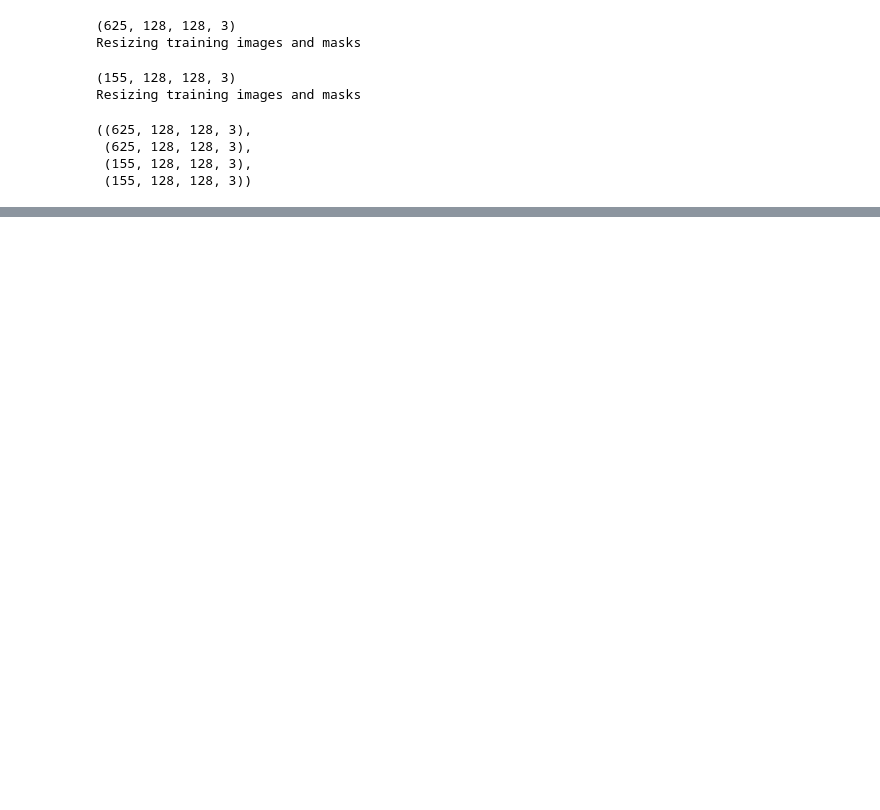
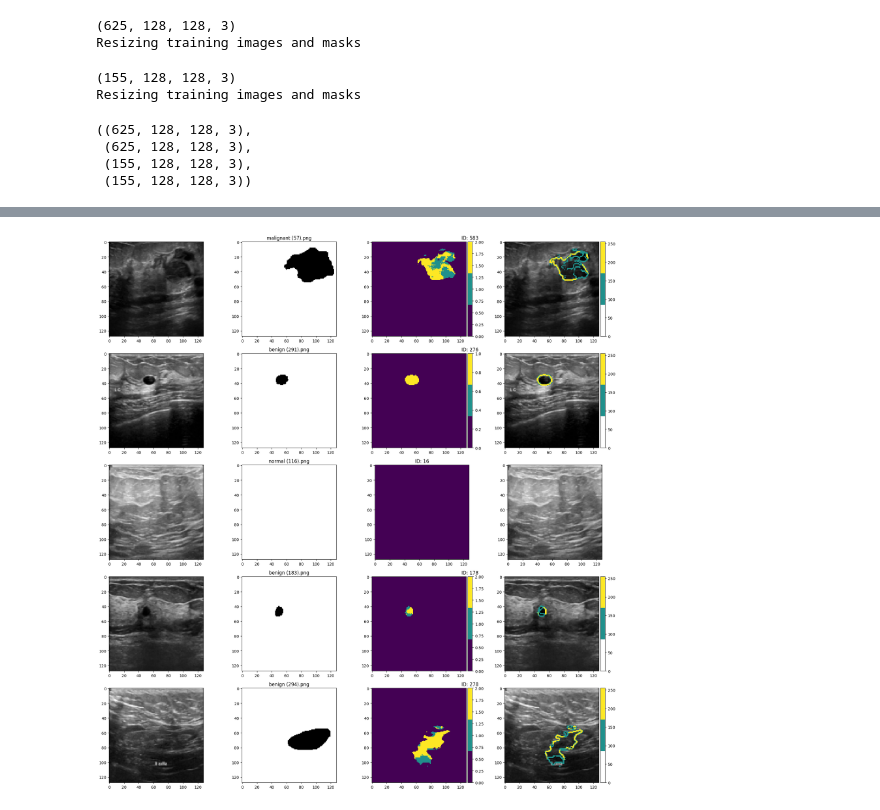
Before and after one commit to fabulousfoxx/Breast-Cancer-Segmentation, a Jupyter notebook: breast cancer segmentation project.ipynb, the cells around one changed output, grey strips where cells are left out. Cells and saved outputs as stored; diff of their text form; code cells hidden in the pictures; blank space fills up the shorter version.

```diff
--- a/breast cancer segmentation project.ipynb
+++ b/breast cancer segmentation project.ipynb
@@ -380,0 +310,15 @@ plt.show()
+# %%
+#callbacks
+checkpointer = tf.keras.callbacks.ModelCheckpoint('model_for_breast_cancer_segmentation.keras', verbose=1, save_best_only=True)
+#monituruje postep modelu i zapisuje do pliku. verbose = 1 oznacza, ze podczas zapisywania modelu bedzie wyswietlany komunikat
+#save_best_only aby zapisac najlepszą wersję modelu
+
+
+#trening zatrzymany po 2 kolejnych epokach, w których wartość val_loss (strat walidacyjnych) nie ulegnie poprawie.
+callbacks = [
+    tf.keras.callbacks.EarlyStopping(patience=2, monitor='loss'), #chce monitorowac funkcje celu dla trenujacego -> sprawdza ile jest epok i gdy funkcja celu sie nie zmniejsza przez 2-3 epoki z rzedu -> konczy uczenie modelu
+    tf.keras.callbacks.TensorBoard(log_dir='logs') #to create logs
+]
+
+#training model
+results = model.fit(X_train, Y_train, batch_size=32, epochs=25, callbacks=callbacks) #batch_size ile zdjec daje przy jednej iteracji
@@ -380,0 +343,2 @@ plt.show()
+# %%
+preds_train = model.predict(X_train, verbose=1)
@@ -380,0 +349,67 @@ plt.show()
+# %%
+images_normal_names = os.listdir(PATH_TRAINING + 'normal/' + 'images')
+images_benign_names = os.listdir(PATH_TRAINING + 'benign/' + 'images')
+images_malignant_names = os.listdir(PATH_TRAINING + 'malignant/' + 'images')
+
+all_images_names = []
+all_images_names.extend(images_normal_names)
+all_images_names.extend(images_benign_names)
+all_images_names.extend(images_malignant_names)
+
+random_numbers = []
+number_of_images_to_visualize = 5
+for i in range (number_of_images_to_visualize):
+    random_numbers.append(random.randint(0, len(all_images_names)))
+
+plt.figure(figsize=(20,20))
+
+colors = [(0, 0, 0, 0),  # Przezroczysty
+          (0.12549, 0.56471, 0.54902, 1),  # Zielony
+          (0.99216, 0.90588, 0.14509, 1)]  # Żółty
+cmap_name = 'custom_cmap'
+custom_cmap = ListedColormap(colors)
+
+for i, number in enumerate(random_numbers):
+    plt.subplot(number_of_images_to_visualize, 4, i*4 + 1) #(liczba wierszy, kolumn, ktory obraz) ||| numer zdjecia ktory bedzie teraz deklarowany, 1 bo pierwszy
+    imshow(X_train[number])
+
+    plt.subplot(number_of_images_to_visualize, 4, i*4 + 2)
+    imshow(Y_train[number][:,:,0]) #wyswietla sie oryginalna maska dla normala, do klasy 0 nalezą biale piksele, normal zawsze otacza i benigna i malignanta wiec zawsze dobra maska
+    plt.title(all_images_names[number])
+
+    plt.subplot(number_of_images_to_visualize, 4, i*4 + 3)
+    prediction = preds_train[number] #lista obrazow: liczba wierszy * liczba kolumn * liczba klas (3 klasy) -> 128*128*3
+    prediction = np.argmax(prediction, axis = 2) #axis = 2 oznacza ze biore maksymalną trzeciego wymiaru
+    cmap = plt.cm.get_cmap('viridis', 3) #aby byly stale kolory dla danych klas
+    imshow(prediction, cmap=cmap) #||cmap = cmap czyli mapa kolorow to mapa kolorow
+
+    plt.title("ID: " + str(number))
+
+    plt.subplot(number_of_images_to_visualize, 4, i*4 + 4)
+
+    prewitt_h = ndimage.prewitt(prediction, axis=0) #filtr prewitta na moich predykcjach, horyzontalny
+    # obliczanie gradientu pionowego, co pozwala na wykrycie zmian jasności w pionowym kierunku
+    prewitt_v = ndimage.prewitt(prediction, axis=1)
+    magnitude = np.sqrt(prewitt_h ** 2 + prewitt_v ** 2)
+    #magnituda gradientu polega na obliczeniu pierwiastka kwadratowego z sumy kwadratów gradientów w obu kierunkach
+    #Wynikowa macierz magnitude będzie reprezentować intensywność gradientu krawędzi w każdym punkcie obrazu
+    magnitude *= 255 / np.max(magnitude) # Normalization
+    #normalizuje wynikową magnitudę gradientu do przedziału od 0 do 255, aby obraz wyswietlony w skali szarości.
+    imshow(X_train[number])
+    imshow(magnitude, cmap=custom_cmap)
+
+plt.show()
+plt.figure(figsize=(12,12))
+plt.subplot(1, 4, 1)
+imshow(prediction)
+
+plt.subplot(1, 4, 2)
+imshow(prewitt_h)#krawedzie wyszukuje w plaszczyznie poziomej
+
+plt.subplot(1, 4, 3)
+imshow(prewitt_v) #krawedzie wyszukuje w plaszczyznie pionowej
+
+plt.subplot(1, 4, 4)
+imshow(magnitude)#square root z sumy kwadratow vertical i horizontal
+# %% [output]
+[figure, added]
```
Also changed, not shown: parts of 18 cells of this notebook.
